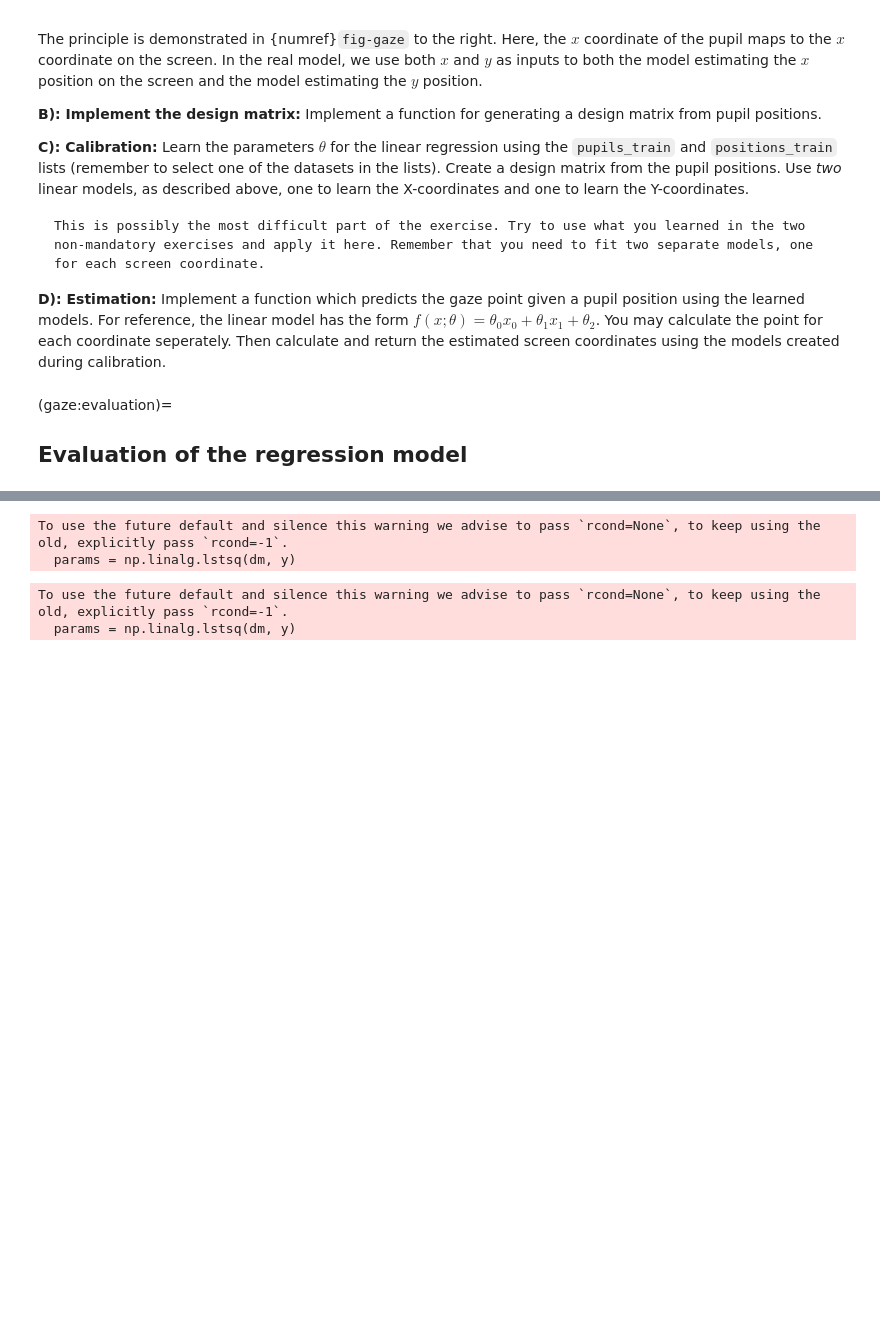
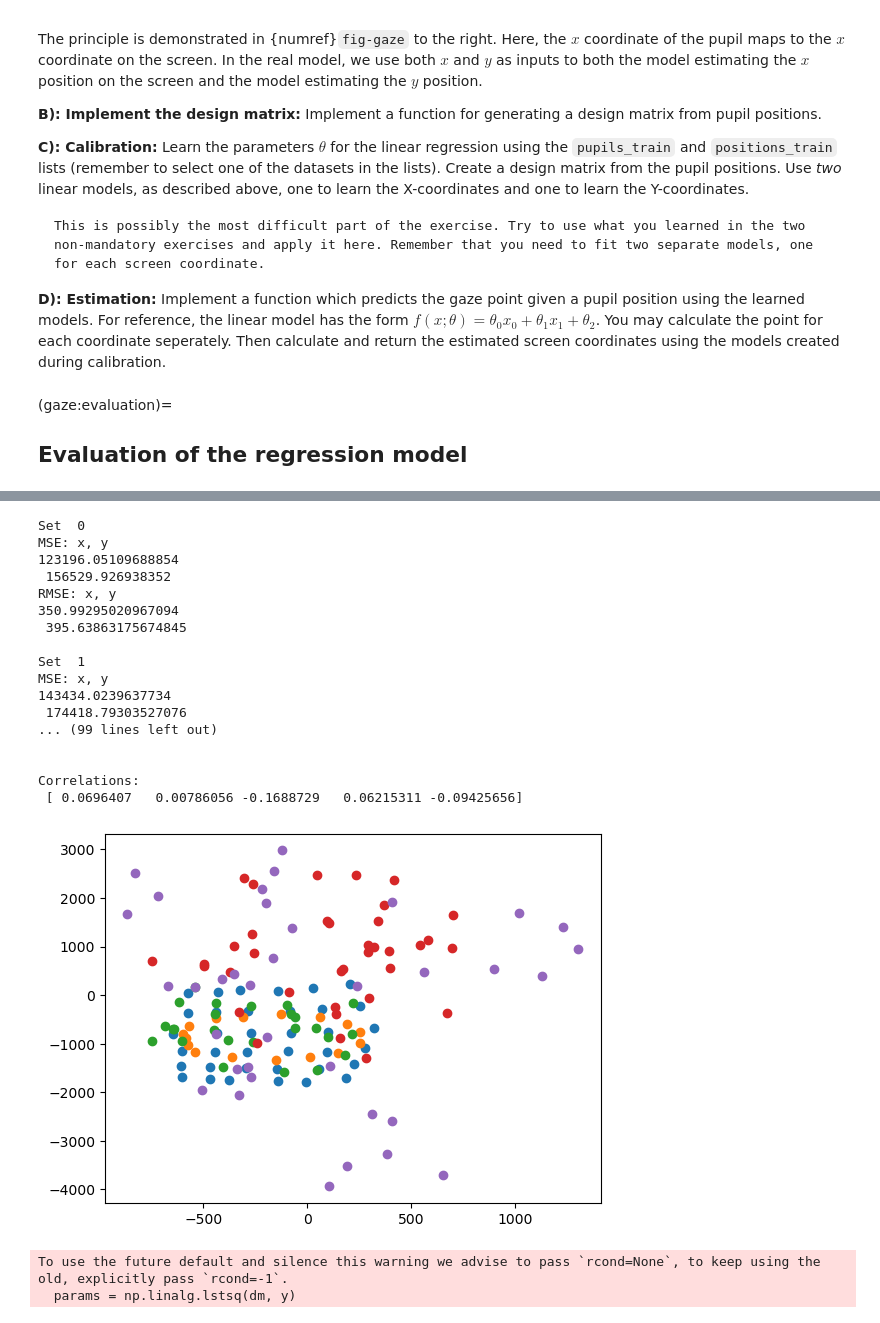
Before and after one commit to MikkelBerggreen/ITU-Introduction-to-Machine-Learning, a Jupyter notebook: source/exercises/W5-least-squares/notebooks/gaze_nb.ipynb, the cells around one changed output, grey strips where cells are left out. Cells and saved outputs as stored; diff of their text form; code cells hidden in the pictures; blank space fills up the shorter version.

Commit message:
Correlation fix + improved model evaluation

```diff
--- a/source/exercises/W5-least-squares/notebooks/gaze_nb.ipynb
+++ b/source/exercises/W5-least-squares/notebooks/gaze_nb.ipynb
@@ -392,6 +392,7 @@ for case in range(0, len(pupils_test)):
 
 
 # B) ---------------------------------
+# Running this whole section will print out the requested values to be calculated in 5.3.5 B)
 def calculateMean(edSet):
     sum = 0
     for i in range(0, len(edSet)):
@@ -433,13 +434,10 @@ for case in range(0, len(pupils_test)):
     print("\n")
     euclidianDistances = np.array([])
 
-# Calculate distance error seperately and correlation for each dataset
-for case in range(0, len(pupils_test)):
-    xs, ys = calculatePredictions(case, 1)
-    trueValues = trueValuesToArray(case)
+def getErrors(set, order):
+    xs, ys = calculatePredictions(set, order)
+    trueValues = trueValuesToArray(set)
 
-    # Seperate distance errors (and covariance)
-    sum = 0
     allXErrors = np.array([])
     allYErrors = np.array([])
     for i in range(0, len(xs)):
@@ -447,10 +445,43 @@ for case in range(0, len(pupils_test)):
         yError = trueValues[1][i] - ys[i]
         allXErrors = np.append(allXErrors, xError)
         allYErrors = np.append(allYErrors, yError)
-        sum += (xs[i] - xError) * (ys[i] - yError)
-    covariance = sum / len(xs)
 
-    correlation = covariance / (calculateVariance(allXErrors) * calculateVariance(allYErrors))
-    print("Set ", case)
-    print("Correlation:\n", correlation)
+    return (allXErrors, allYErrors)
+
+# Calculate distance error seperately and correlation for each dataset
+def calculateCorrelations(order):
+    correlations = np.array([])
+    for case in range(0, len(pupils_test)):
+        # Seperate distance errors (and covariance)
+        allXErrors, allYErrors = getErrors(case, order)
+
+        Xmean = calculateMean(allXErrors)
+        Ymean = calculateMean(allYErrors)
+
+        sum = 0
+        for i in range(0, len(allXErrors)):
+            sum += (allXErrors[i] - Xmean) * (allYErrors[i] - Ymean)
+
+        cov = (1 / len(allXErrors)) * sum
+        cor = cov / (np.sqrt(calculateVariance(allXErrors)) * np.sqrt(calculateVariance(allYErrors)))
+
+        correlations = np.append(correlations, cor)
+
+    return correlations
+
+print("Correlations:\n", calculateCorrelations(1))
+
+
+# The correlation for the distance errors of the coordinates tells us how correlated the x and y values are to each other.
+# I guess because most of the correlation values lie close to 0, this tells us that the correlation between x and y is quite small.
+# They don't follow a trend.
+
+# Plotting errors for each set
+for case in range(0, len(pupils_test)):
+    xErrors, yErrors = getErrors(case, 1)
+    plt.scatter(xErrors, yErrors)
+
+# The distance metric is useful for this model, as the distance between coordinates can tell us how well the model performed.
+# Larger distances would mean the results were not very similar to the expected, while smaller distances would mean similar results
+# with very little error between the coordinates.
 # %% [output]
@@ -474,4 +490,20 @@ Correlation:
-To use the future default and silence this warning we advise to pass `rcond=None`, to keep using the old, explicitly pass `rcond=-1`.
-  params = np.linalg.lstsq(dm, y)
+Set  0
+MSE: x, y
+123196.05109688854
+ 156529.926938352
+RMSE: x, y
+350.99295020967094
+ 395.63863175674845
+
+Set  1
+MSE: x, y
+143434.0239637734
+ 174418.79303527076
+... (99 lines left out)
+
+
+Correlations:
+ [ 0.0696407   0.00786056 -0.1688729   0.06215311 -0.09425656]
+[figure, added]
 # %%
 # C) ---------------------------------
```
Also changed, not shown: parts of 3 cells of this notebook.
